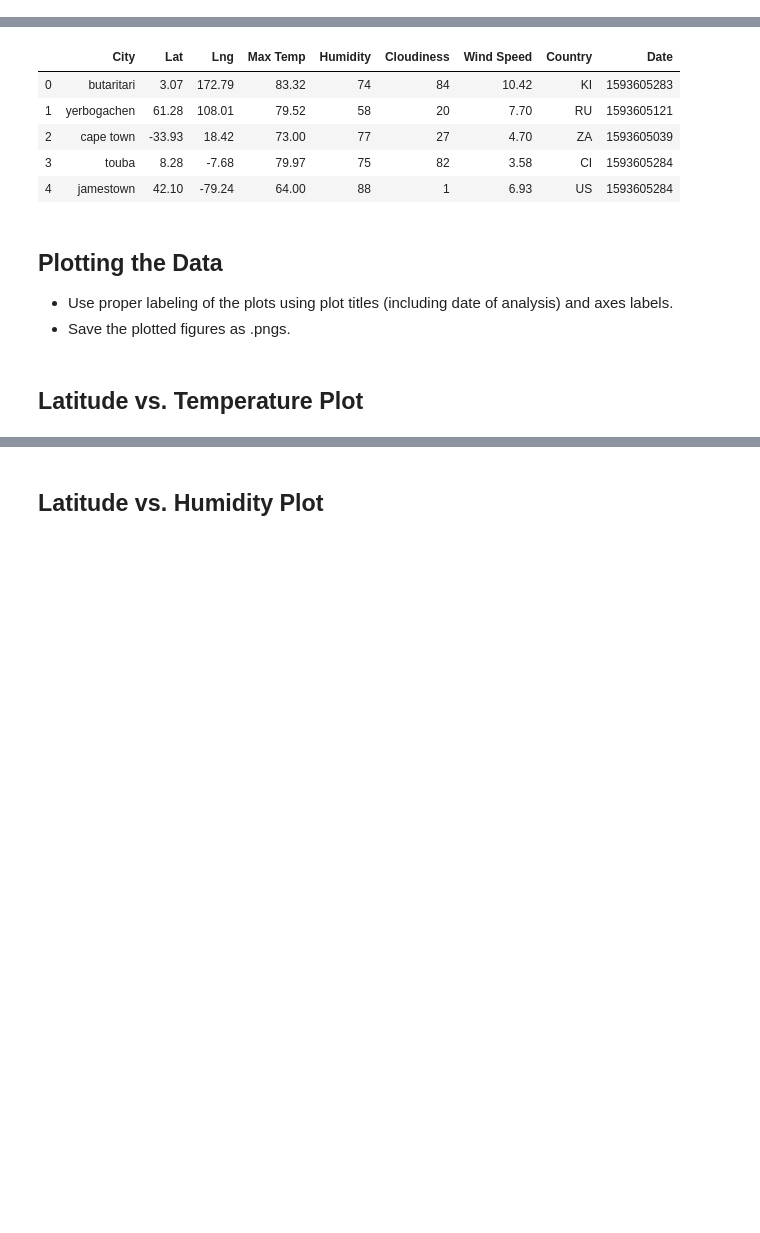
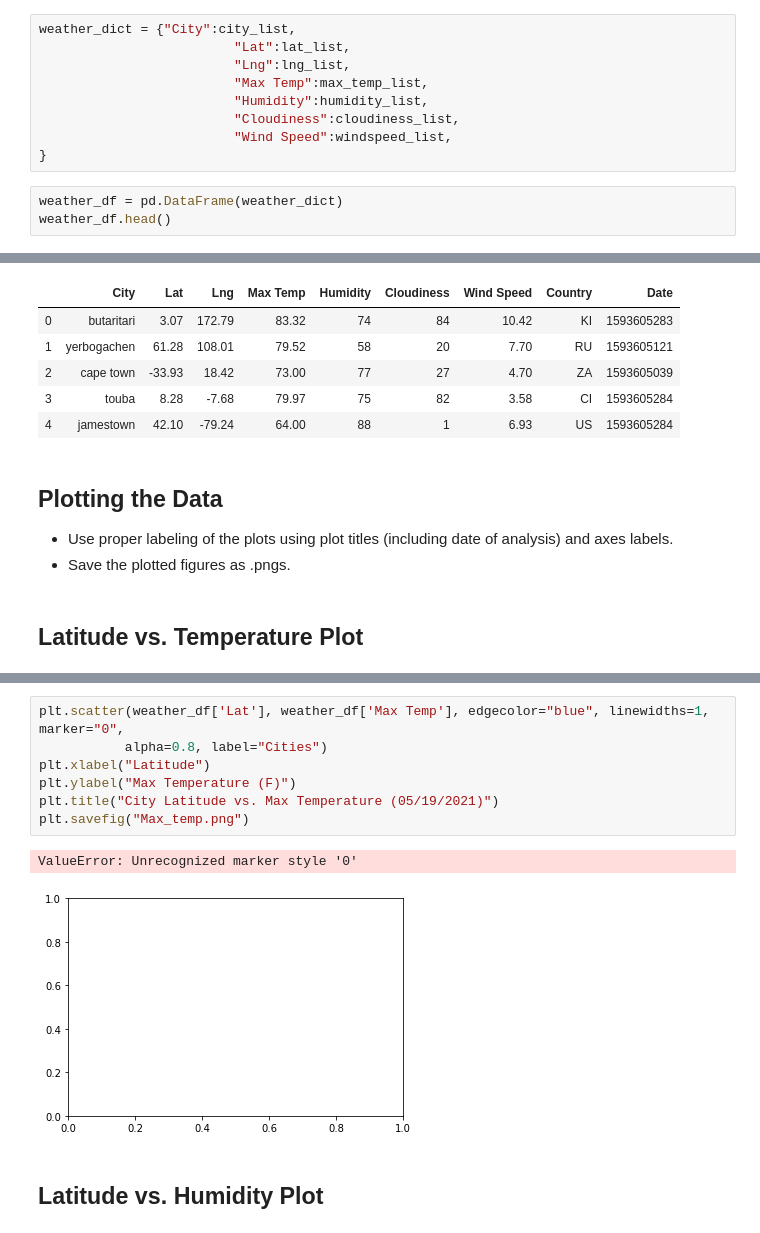
Before and after one commit to mrslat-creator/python_api, a Jupyter notebook: Instructions/starter_code/WeatherPylatimer.ipynb, the cells around one changed output, grey strips where cells are left out. Saved outputs shown, nothing was run; the diff lists cells and outputs as text; blank space fills up the shorter version.

```diff
--- a/Instructions/starter_code/WeatherPylatimer.ipynb
+++ b/Instructions/starter_code/WeatherPylatimer.ipynb
@@ -169,0 +152,12 @@ city_data_pd.head()
+# %%
+weather_dict = {"City":city_list,
+                         "Lat":lat_list,
+                         "Lng":lng_list,
+                         "Max Temp":max_temp_list,
+                         "Humidity":humidity_list,
+                         "Cloudiness":cloudiness_list,
+                         "Wind Speed":windspeed_list,
+}
+# %%
+weather_df = pd.DataFrame(weather_dict)
+weather_df.head()
@@ -208,2 +201,12 @@ Int64Index([], dtype='int64')
+# %%
+plt.scatter(weather_df['Lat'], weather_df['Max Temp'], edgecolor="blue", linewidths=1, marker="0",
+           alpha=0.8, label="Cities")
+plt.xlabel("Latitude")
+plt.ylabel("Max Temperature (F)")
+plt.title("City Latitude vs. Max Temperature (05/19/2021)")
+plt.savefig("Max_temp.png")
+# %% [output]
+ValueError: Unrecognized marker style '0'
+[figure, added]
 # %% [markdown]
 ## Latitude vs. Humidity Plot
```
Also changed, not shown: parts of 10 cells of this notebook, 1 other file.
